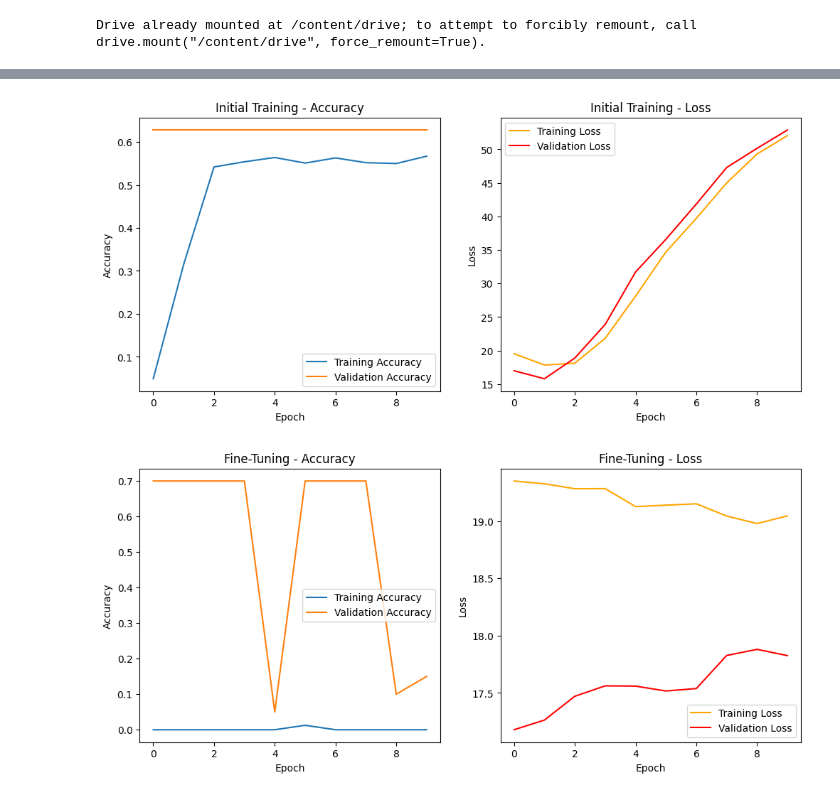
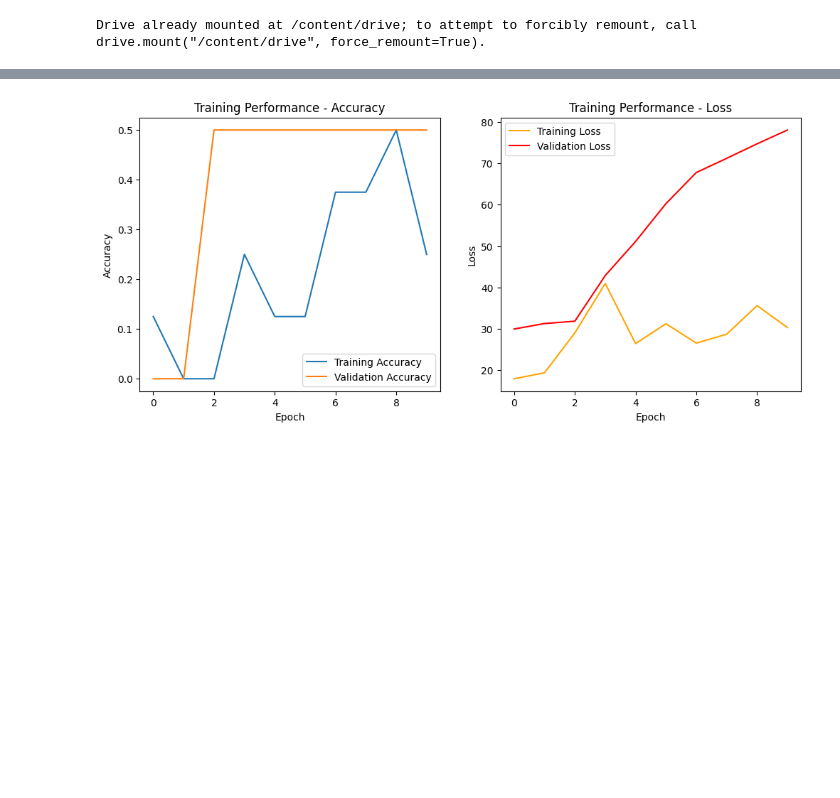
Before and after one commit to JarnovdKolk/Test, a Jupyter notebook: Assignment3.ipynb, the cells around one changed output, grey strips where cells are left out. Cells and saved outputs as stored; diff of their text form; code cells hidden in the pictures; blank space fills up the shorter version.

```diff
--- a/Assignment3.ipynb
+++ b/Assignment3.ipynb
@@ -270,43 +105,34 @@ augmentor = ImageDataGenerator(
     brightness_range=[0.8, 1.2]
 )
 
-# Load EfficientNetV2 without top layers
-base_model = EfficientNetV2B0(weights='imagenet', include_top=False, input_shape=( 224, 224, 3))
-base_model.trainable = False  # Freeze base model initially
+# Load EfficientNetV2 without top layers (keep all base layers frozen)
+base_model = EfficientNetV2B0(weights='imagenet', include_top=False, input_shape=(224, 224, 3))
+base_model.trainable = False  # Freeze base model
 
-# Add custom classification head
+# Add custom classification head (only train this part)
 x = base_model.output
 x = GlobalAveragePooling2D()(x)
 x = BatchNormalization()(x)  # Stabilizes training
-x = Dropout(0.3)(x)  # Increased dropout
+x = Dropout(0.3)(x)  # Dropout for regularization
 x = Dense(37, activation='softmax', kernel_regularizer=tf.keras.regularizers.l2(1e-4))(x)
 
 model = Model(inputs=base_model.input, outputs=x)
 
-# Compile model with lower learning rate
-model.compile(optimizer=Adam(learning_rate=1e-3), loss='categorical_crossentropy', metrics=['accuracy'])
+# Compile model with higher learning rate for final layer
+model.compile(optimizer=Adam(learning_rate=1e-2), loss='categorical_crossentropy', metrics=['accuracy'])
 
 # Learning Rate Scheduler
 lr_scheduler = ReduceLROnPlateau(monitor='val_loss', factor=0.5, patience=3, verbose=1, min_lr=1e-6)
 
-# Train initial model
-history = model.fit(augmentor.flow(images, labels, batch_size=32),
-                    epochs=10, validation_data=(images, labels),
+from sklearn.model_selection import train_test_split
+
+# Split data into training and validation sets
+X_train, X_val, y_train, y_val = train_test_split(images, labels, test_size=0.2, random_state=42)
+
+# Train the model using the training and validation data
+history = model.fit(augmentor.flow(X_train, y_train, batch_size=2),
+                    epochs=10, validation_data=(X_val, y_val),
                     callbacks=[lr_scheduler])
-
-# Fine-Tuning: Unfreeze some base model layers
-base_model.trainable = True
-for layer in base_model.layers[:100]:  # Keep first 100 layers frozen
-    layer.trainable = False
-
-# Compile with even lower learning rate
-model.compile(optimizer=Adam(learning_rate=1e-5), loss='categorical_crossentropy', metrics=['accuracy'])
-
-# Train fine-tuned model
-fine_tune_history = model.fit(augmentor.flow(images, labels, batch_size=32),
-                              epochs=10, validation_data=(images, labels),
-                              callbacks=[lr_scheduler])
-
 
 # Evaluate model
 loss, accuracy = model.evaluate(images, labels)
@@ -334,7 +160,6 @@ def plot_training(history, title="Training Performance"):
 
     plt.show()
 
-plot_training(history, "Initial Training")
-plot_training(history_fine, "Fine-Tuning")
+plot_training(history, "Training Performance")
 # %% [output]
 Epoch 1/10
@@ -358,2 +182 @@ Final Loss: 53.82365798950195, Final Accuracy: 0.4169999957084656
-[figure, old version]
+[figure, new version]
-[figure, removed]
```
Also changed, not shown: parts of 10 cells of this notebook.
